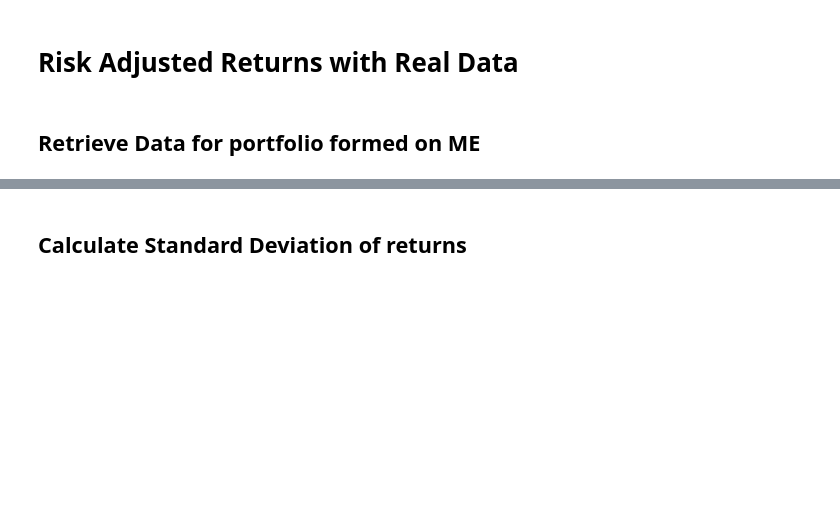
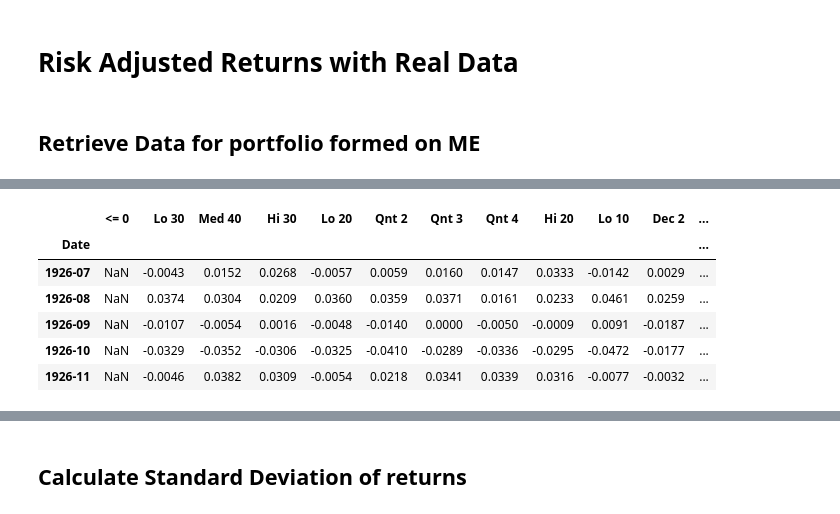
Before and after one commit to quantopy-dev/quantopy, a Jupyter notebook: docs/return-basics-real-data.ipynb, the cells around one changed output, grey strips where cells are left out. Saved outputs shown, nothing was run; the diff lists cells and outputs as text; code cells hidden in the pictures; blank space fills up the shorter version.

```diff
--- a/docs/return-basics-real-data.ipynb
+++ b/docs/return-basics-real-data.ipynb
@@ -93,2 +22,13 @@ ValueError: could not convert string to float: 'Equal Weight Returns -- Monthly'
+# %%
+portfolio = ds[1]
+portfolio.head()
+# %% [output]
+|  | <= 0 | Lo 30 | Med 40 | Hi 30 | Lo 20 | Qnt 2 | Qnt 3 | Qnt 4 | Hi 20 | Lo 10 | Dec 2 | ... |
+| Date |  |  |  |  |  |  |  |  |  |  |  | ... |
+| 1926-07 | NaN | -0.0043 | 0.0152 | 0.0268 | -0.0057 | 0.0059 | 0.0160 | 0.0147 | 0.0333 | -0.0142 | 0.0029 | ... |
+| 1926-08 | NaN | 0.0374 | 0.0304 | 0.0209 | 0.0360 | 0.0359 | 0.0371 | 0.0161 | 0.0233 | 0.0461 | 0.0259 | ... |
+| 1926-09 | NaN | -0.0107 | -0.0054 | 0.0016 | -0.0048 | -0.0140 | 0.0000 | -0.0050 | -0.0009 | 0.0091 | -0.0187 | ... |
+| 1926-10 | NaN | -0.0329 | -0.0352 | -0.0306 | -0.0325 | -0.0410 | -0.0289 | -0.0336 | -0.0295 | -0.0472 | -0.0177 | ... |
+| 1926-11 | NaN | -0.0046 | 0.0382 | 0.0309 | -0.0054 | 0.0218 | 0.0341 | 0.0339 | 0.0316 | -0.0077 | -0.0032 | ... |
 # %%
 columns = ['Lo 10', 'Hi 10']
```
Also changed, not shown: parts of 20 cells of this notebook, 8 other files.
